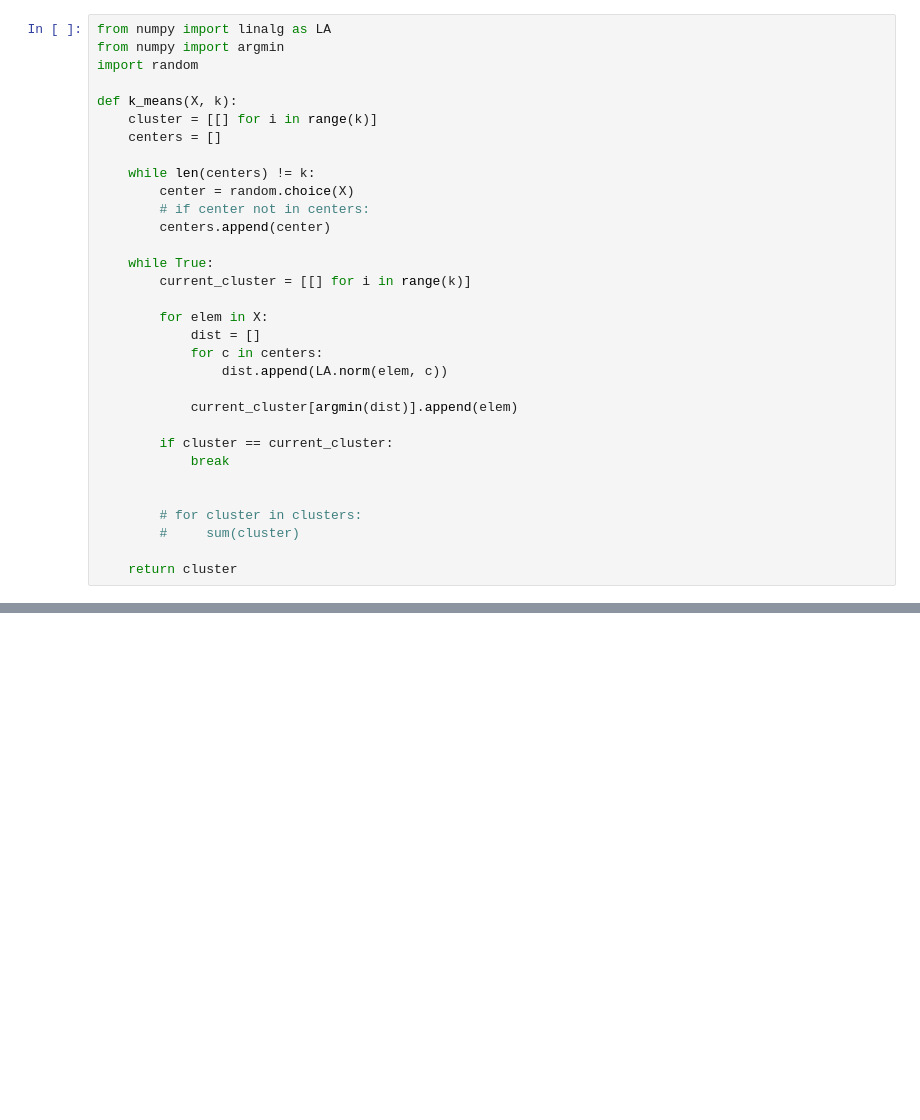
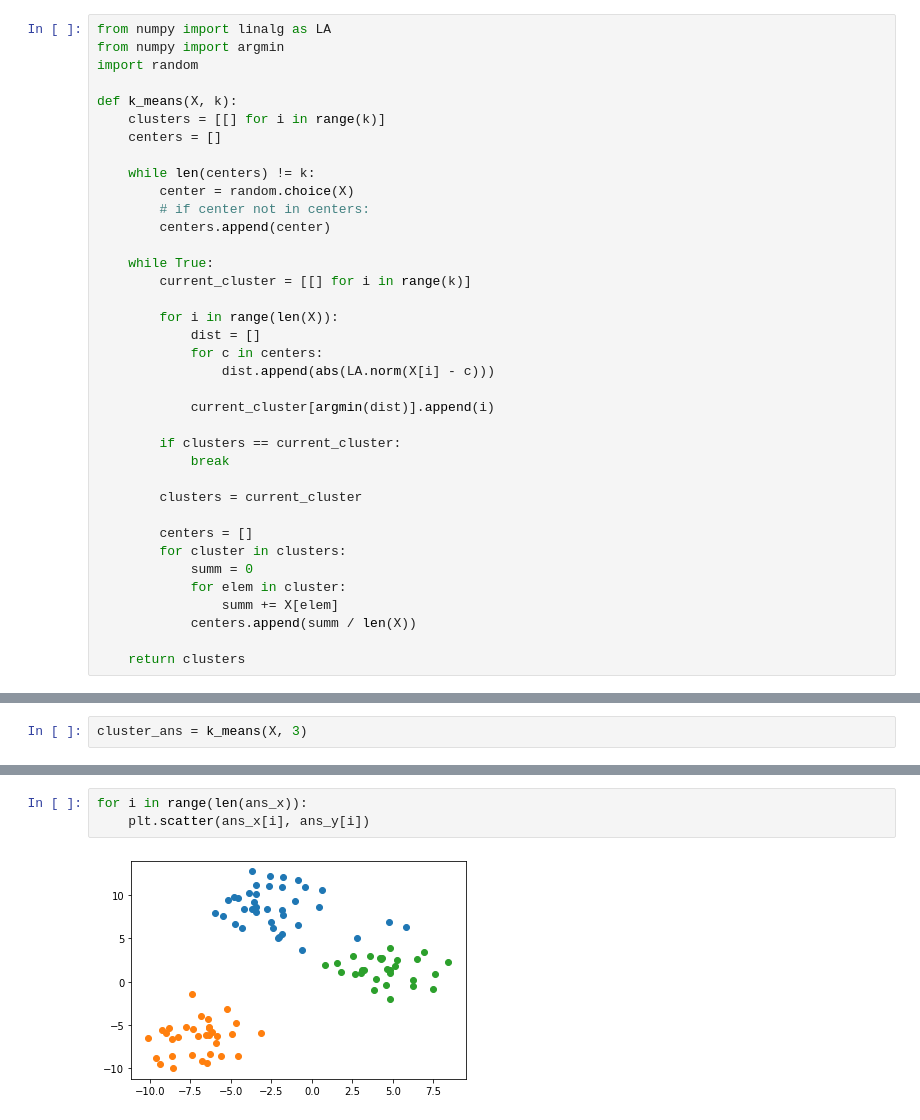
Before and after one commit to silaeder-informatics/Introduction-to-Data-Science, a Jupyter notebook: kMeans.ipynb, the cells around one changed output, grey strips where cells are left out. Drawn from its saved outputs; the diff is of its cells as text; blank space fills up the shorter version.

```diff
--- a/kMeans.ipynb
+++ b/kMeans.ipynb
@@ -15,7 +15,7 @@ from numpy import argmin
 import random
 
 def k_means(X, k):
-    cluster = [[] for i in range(k)]
+    clusters = [[] for i in range(k)]
     centers = []
 
     while len(centers) != k:
@@ -26,18 +26,23 @@ def k_means(X, k):
     while True:
         current_cluster = [[] for i in range(k)]
 
-        for elem in X:
+        for i in range(len(X)):
             dist = []
             for c in centers:
-                dist.append(LA.norm(elem, c))
+                dist.append(abs(LA.norm(X[i] - c)))
 
-            current_cluster[argmin(dist)].append(elem)
+            current_cluster[argmin(dist)].append(i)
 
-        if cluster == current_cluster:
+        if clusters == current_cluster:
             break
 
+        clusters = current_cluster
 
-        # for cluster in clusters:
-        #     sum(cluster)
+        centers = []
+        for cluster in clusters:
+            summ = 0
+            for elem in cluster:
+                summ += X[elem]
+            centers.append(summ / len(X))
 
-    return cluster
+    return clusters
@@ -47,0 +49,2 @@ ValueError: The truth value of an array with more than one element is ambiguous.
+# %%
+cluster_ans = k_means(X, 3)
@@ -47,0 +69,5 @@ ValueError: The truth value of an array with more than one element is ambiguous.
+# %%
+for i in range(len(ans_x)):
+    plt.scatter(ans_x[i], ans_y[i])
+# %% [output]
+[figure, added]
```
Also changed, not shown: parts of 4 cells of this notebook, 5 other files.
